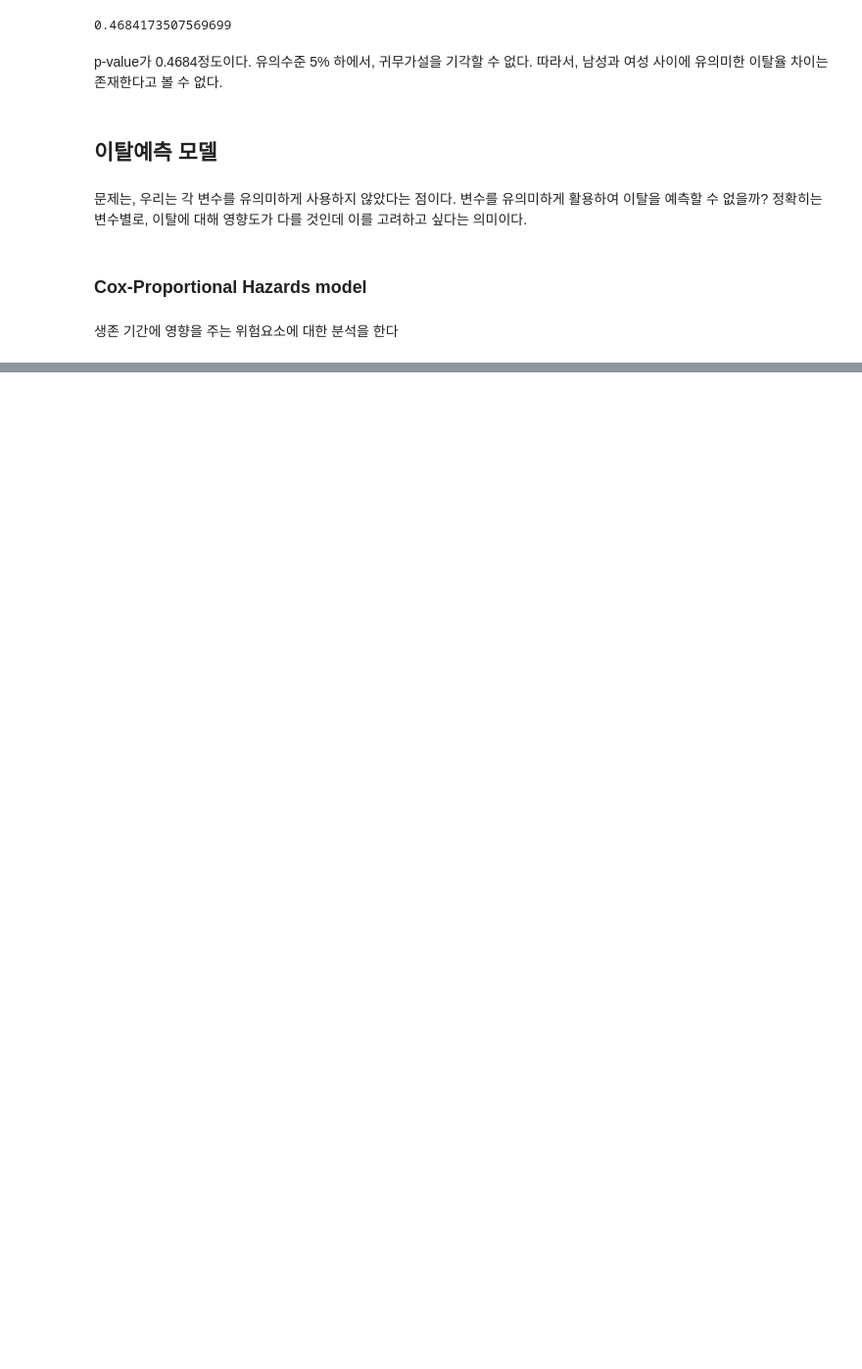
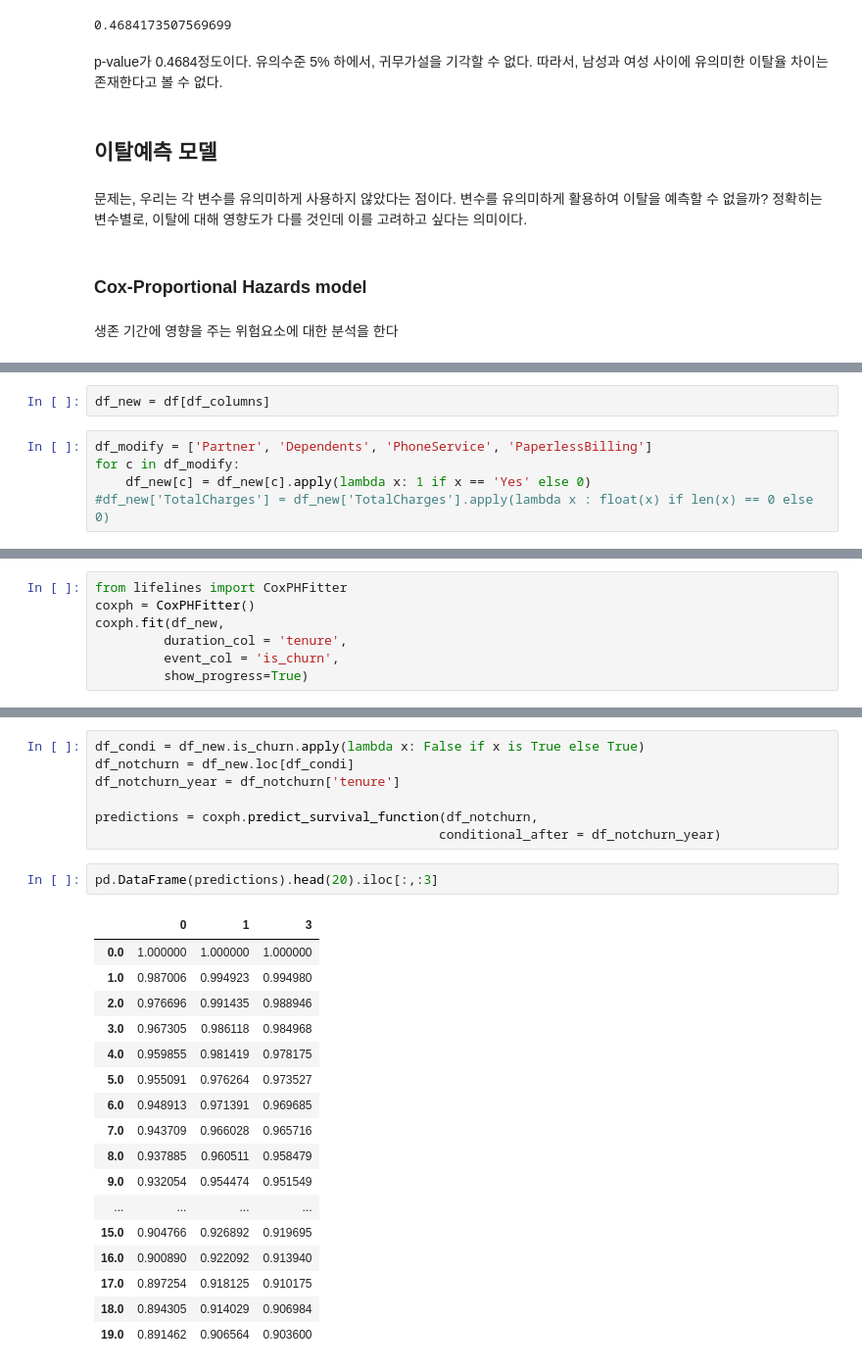
Before and after one commit to swtaktak/TIL_new, a Jupyter notebook: data_analyst_practice/240124 Survival_Analysis Basic.ipynb, the cells around one changed output, grey strips where cells are left out. Shown at 98% size. Saved outputs shown, nothing was run; the diff lists cells and outputs as text; blank space fills up the shorter version.

```diff
--- a/data_analyst_practice/240124 Survival_Analysis Basic.ipynb
+++ b/data_analyst_practice/240124 Survival_Analysis Basic.ipynb
@@ -120,0 +186,7 @@ p-value가 0.4684정도이다. 유의수준 5% 하에서, 귀무가설을 기각
+# %%
+df_new = df[df_columns]
+# %%
+df_modify = ['Partner', 'Dependents', 'PhoneService', 'PaperlessBilling']
+for c in df_modify:
+    df_new[c] = df_new[c].apply(lambda x: 1 if x == 'Yes' else 0)
+#df_new['TotalCharges'] = df_new['TotalCharges'].apply(lambda x : float(x) if len(x) == 0 else 0)
@@ -120,0 +216,7 @@ p-value가 0.4684정도이다. 유의수준 5% 하에서, 귀무가설을 기각
+# %%
+from lifelines import CoxPHFitter
+coxph = CoxPHFitter()
+coxph.fit(df_new,
+         duration_col = 'tenure',
+         event_col = 'is_churn',
+         show_progress=True)
@@ -120,0 +231,27 @@ p-value가 0.4684정도이다. 유의수준 5% 하에서, 귀무가설을 기각
+# %%
+df_condi = df_new.is_churn.apply(lambda x: False if x is True else True)
+df_notchurn = df_new.loc[df_condi]
+df_notchurn_year = df_notchurn['tenure']
+
+predictions = coxph.predict_survival_function(df_notchurn,
+                                             conditional_after = df_notchurn_year)
+# %%
+pd.DataFrame(predictions).head(20).iloc[:,:3]
+# %% [output]
+|  | 0 | 1 | 3 |
+| 0.0 | 1.000000 | 1.000000 | 1.000000 |
+| 1.0 | 0.987006 | 0.994923 | 0.994980 |
+| 2.0 | 0.976696 | 0.991435 | 0.988946 |
+| 3.0 | 0.967305 | 0.986118 | 0.984968 |
+| 4.0 | 0.959855 | 0.981419 | 0.978175 |
+| 5.0 | 0.955091 | 0.976264 | 0.973527 |
+| 6.0 | 0.948913 | 0.971391 | 0.969685 |
+| 7.0 | 0.943709 | 0.966028 | 0.965716 |
+| 8.0 | 0.937885 | 0.960511 | 0.958479 |
+| 9.0 | 0.932054 | 0.954474 | 0.951549 |
+| ... | ... | ... | ... |
+| 15.0 | 0.904766 | 0.926892 | 0.919695 |
+| 16.0 | 0.900890 | 0.922092 | 0.913940 |
+| 17.0 | 0.897254 | 0.918125 | 0.910175 |
+| 18.0 | 0.894305 | 0.914029 | 0.906984 |
+| 19.0 | 0.891462 | 0.906564 | 0.903600 |
```
Also changed, not shown: parts of 18 cells of this notebook.
